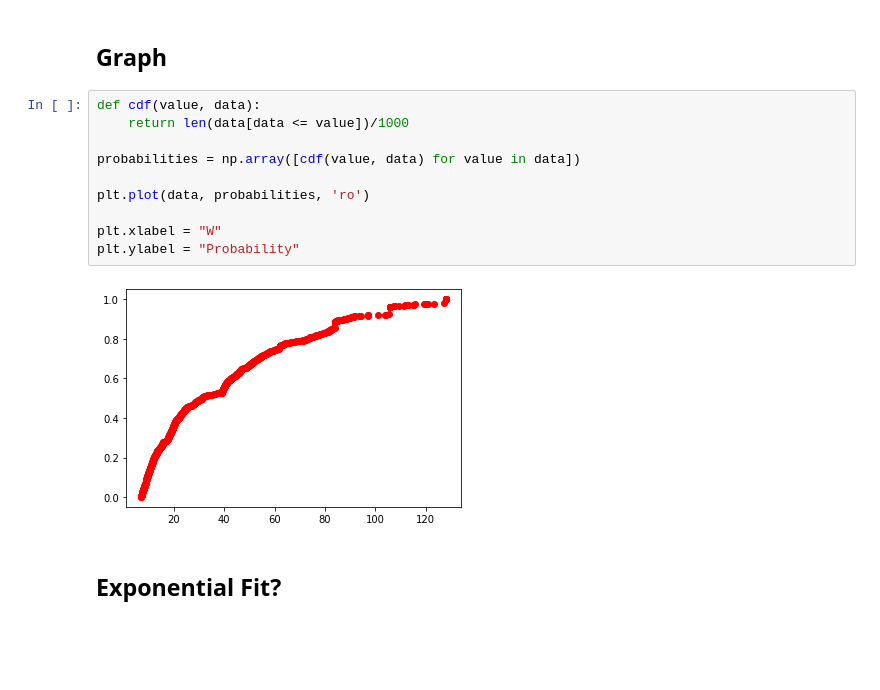
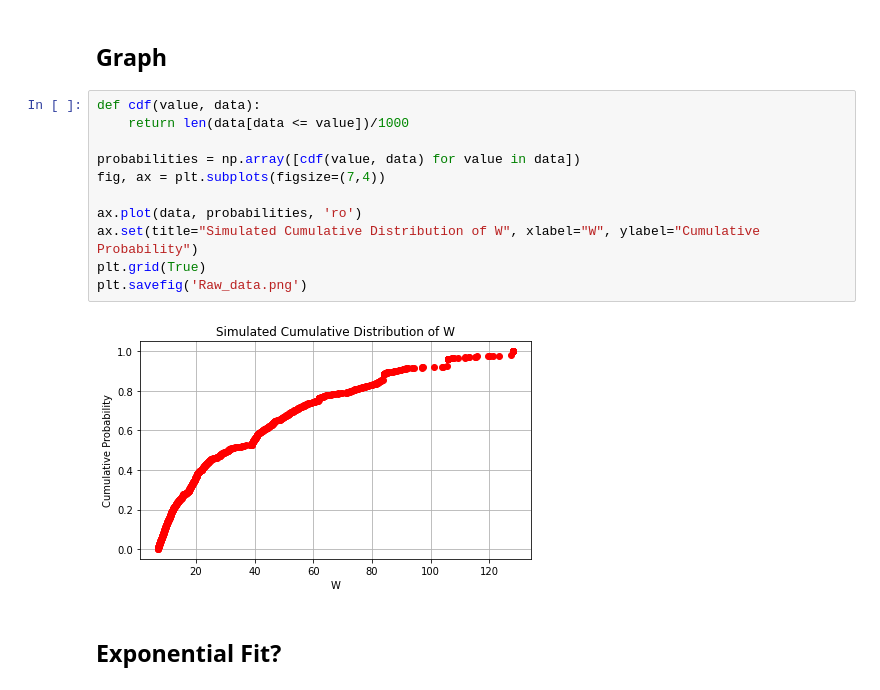
Before and after one commit to e253/Probability-Project-2, a Jupyter notebook: statistics.ipynb, the cells around one changed output. Saved outputs shown, nothing was run; the diff lists cells and outputs as text; blank space fills up the shorter version.

Commit message:
Made Graphs

```diff
--- a/statistics.ipynb
+++ b/statistics.ipynb
@@ -71,15 +71,16 @@ W_g_than_w7
 # %%
 def cdf(value, data):
     return len(data[data <= value])/1000
 
 probabilities = np.array([cdf(value, data) for value in data])
+fig, ax = plt.subplots(figsize=(7,4))
 
-plt.plot(data, probabilities, 'ro')
-
-plt.xlabel = "W"
-plt.ylabel = "Probability"
+ax.plot(data, probabilities, 'ro')
+ax.set(title="Simulated Cumulative Distribution of W", xlabel="W", ylabel="Cumulative Probability")
+plt.grid(True)
+plt.savefig('Raw_data.png')
 # %% [output]
-[figure, old version]
+[figure, new version]
 # %% [markdown]
 ## Exponential Fit?
 # %%
```
Also changed, not shown: parts of 2 cells of this notebook, 1 other file.
